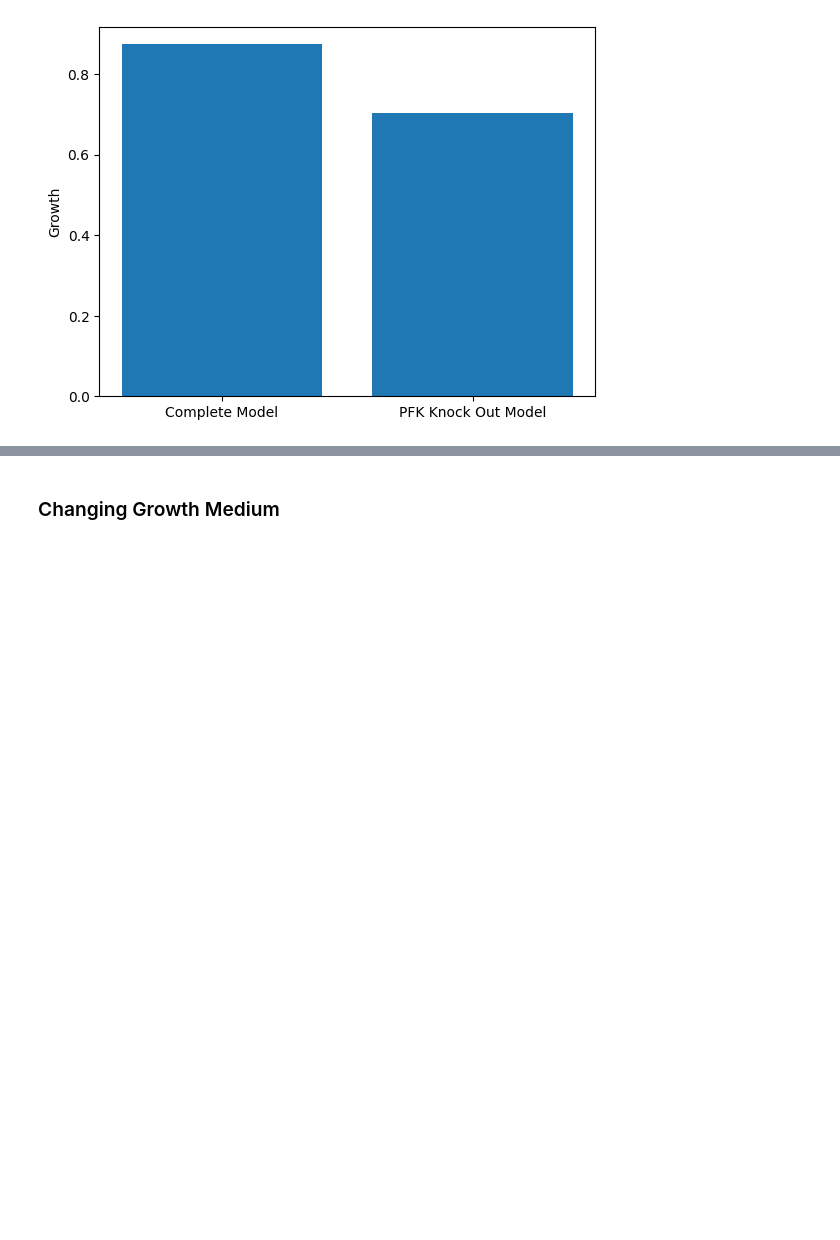
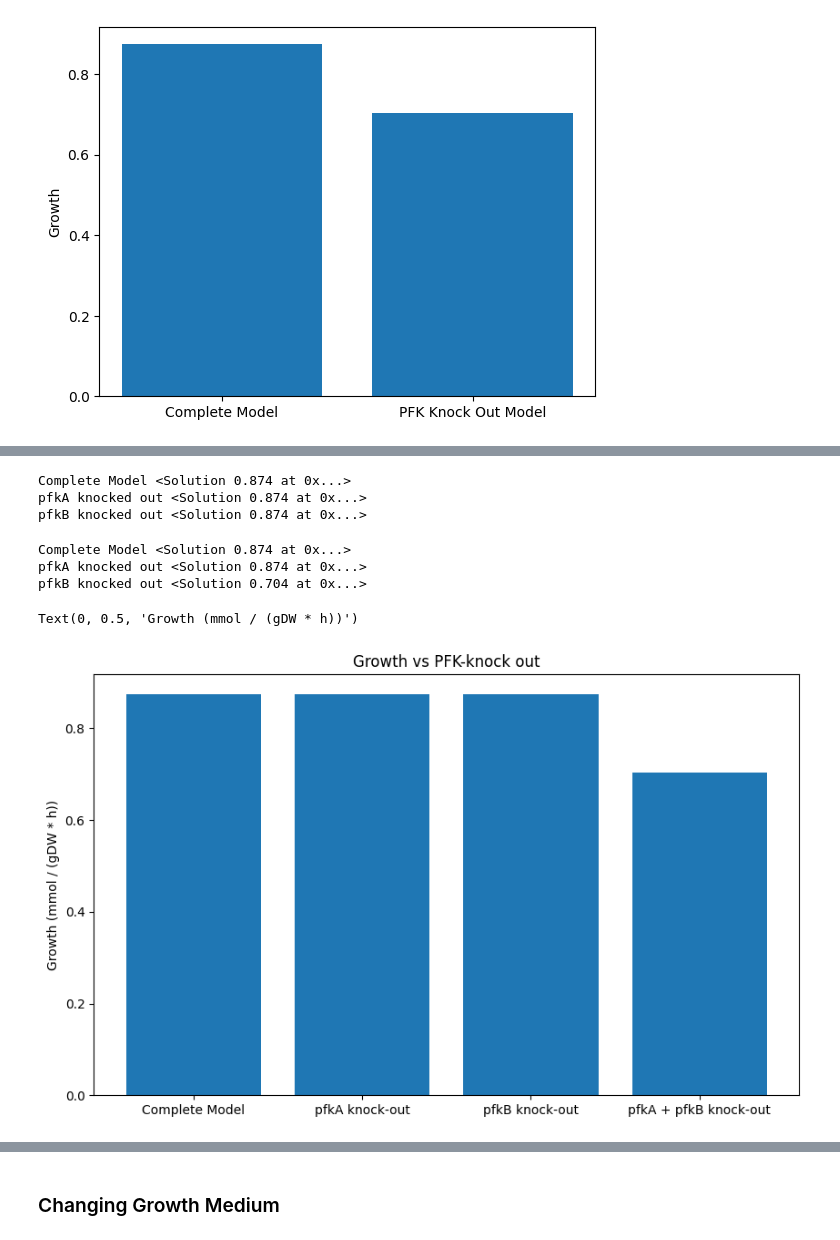
Before and after one commit to vivarium-collective/RashmiRotationProject---Microbial-Metabolic-Modeling-and-Analysis, a Jupyter notebook: Ecoli_CoreModel_Pertubation.ipynb, the cells around one changed output, grey strips where cells are left out. Cells and saved outputs as stored; diff of their text form; code cells hidden in the pictures; blank space fills up the shorter version.

```diff
--- a/Ecoli_CoreModel_Pertubation.ipynb
+++ b/Ecoli_CoreModel_Pertubation.ipynb
@@ -36,0 +54,48 @@ Text(0, 0.5, 'Growth')
+# %%
+print('Complete Model', model.optimize())
+with model:
+    model.genes.b1723.knock_out() # knocking out gene id b1723 only
+    print('pfkA knocked out', model.optimize())
+with model:
+    model.genes.b3916.knock_out() # knocking out gene id b3916 only
+    print('pfkB knocked out', model.optimize())
+# %% [output]
+Complete Model <Solution 0.874 at 0x...>
+pfkA knocked out <Solution 0.874 at 0x...>
+pfkB knocked out <Solution 0.874 at 0x...>
+# %%
+# Serially knocking out both pfkA and pfkB genes
+print('Complete Model', model.optimize())
+with model:
+    model.genes.b1723.knock_out()
+    print('pfkA knocked out', model.optimize())
+    model.genes.b3916.knock_out()
+    print('pfkB knocked out', model.optimize())
+# %% [output]
+Complete Model <Solution 0.874 at 0x...>
+pfkA knocked out <Solution 0.874 at 0x...>
+pfkB knocked out <Solution 0.704 at 0x...>
+# %%
+# Displaying serial knock out results graphically
+wild_type_flux = model.optimize()
+with model:
+    model.genes.b1723.knock_out()
+    pfkA_knock_out_flux = model.optimize()
+with model:
+    model.genes.b3916.knock_out()
+    pfkB_knock_out_flux = model.optimize()
+with model:
+    model.genes.b1723.knock_out()
+    model.genes.b3916.knock_out()
+    double_knock_out_flux = model.optimize()
+
+Growth_fluxes = [wild_type_flux.objective_value, pfkA_knock_out_flux.objective_value, pfkB_knock_out_flux.objective_value, double_knock_out_flux.objective_value]
+model_changes = ['Complete Model', 'pfkA knock-out', 'pfkB knock-out', 'pfkA + pfkB knock-out']
+
+plt.figure(figsize=(10, 6))
+plt.title ('Growth vs PFK-knock out')
+plt.bar(model_changes, Growth_fluxes)
+plt.ylabel('Growth (mmol / (gDW * h))')
+# %% [output]
+Text(0, 0.5, 'Growth (mmol / (gDW * h))')
+[figure, added]
```
Also changed, not shown: parts of 38 cells of this notebook.
